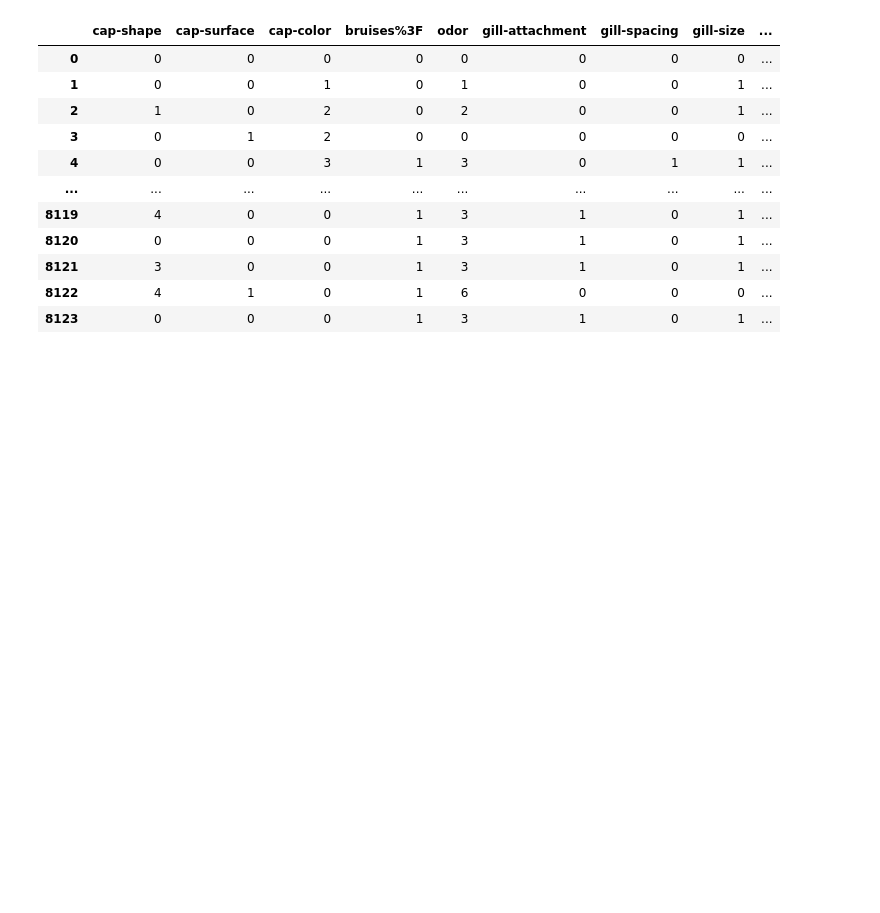
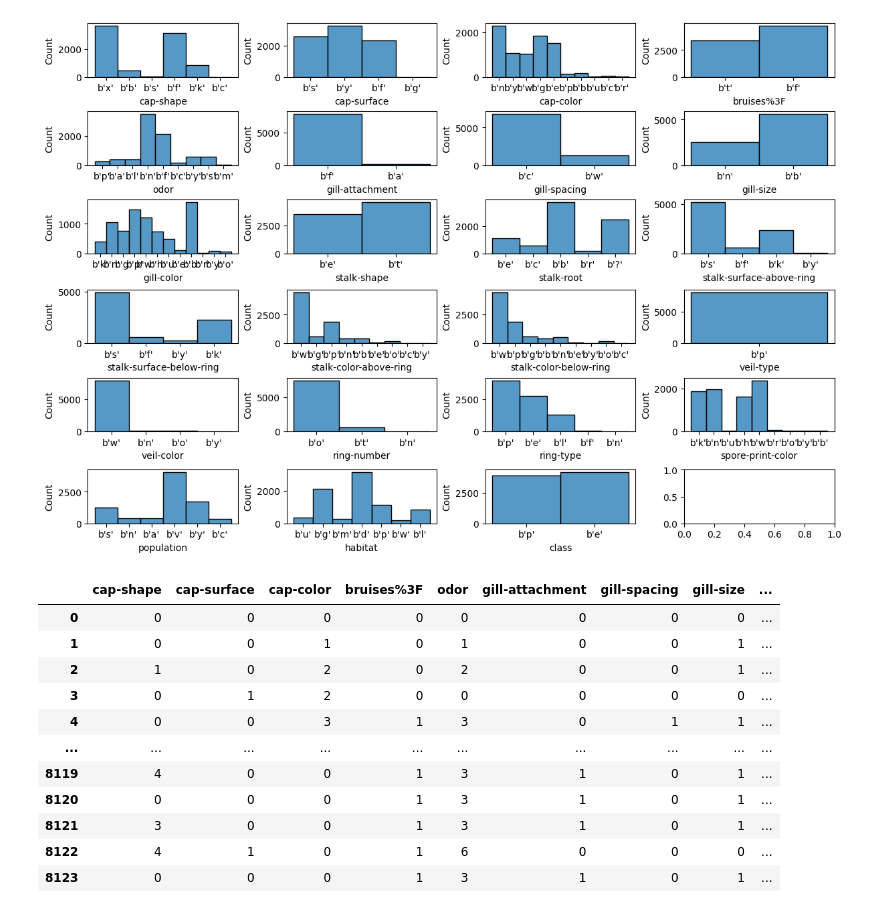
Before and after one commit to garrettfarley9/AI-Final-Project, a Jupyter notebook: AI_final_project.ipynb, the cells around one changed output. Cells and saved outputs as stored; diff of their text form; code cells hidden in the pictures; blank space fills up the shorter version.

```diff
--- a/AI_final_project.ipynb
+++ b/AI_final_project.ipynb
@@ -31,3 +56,11 @@ mdf.describe()
+# %%
+fig, ax = plt.subplots(nrows = 6, ncols = 4, figsize = (12,8), layout = 'constrained')
+ax = ax.flatten()
+for i, col in enumerate(mdf.columns):
+    sns.histplot(mdf[col], ax=ax[i])
+# plt.tight_layout()
+# %% [output]
+[figure, added]
 # %%
 ##Label encoding
 cols = mdf.columns
```
Also changed, not shown: parts of 23 cells of this notebook.
